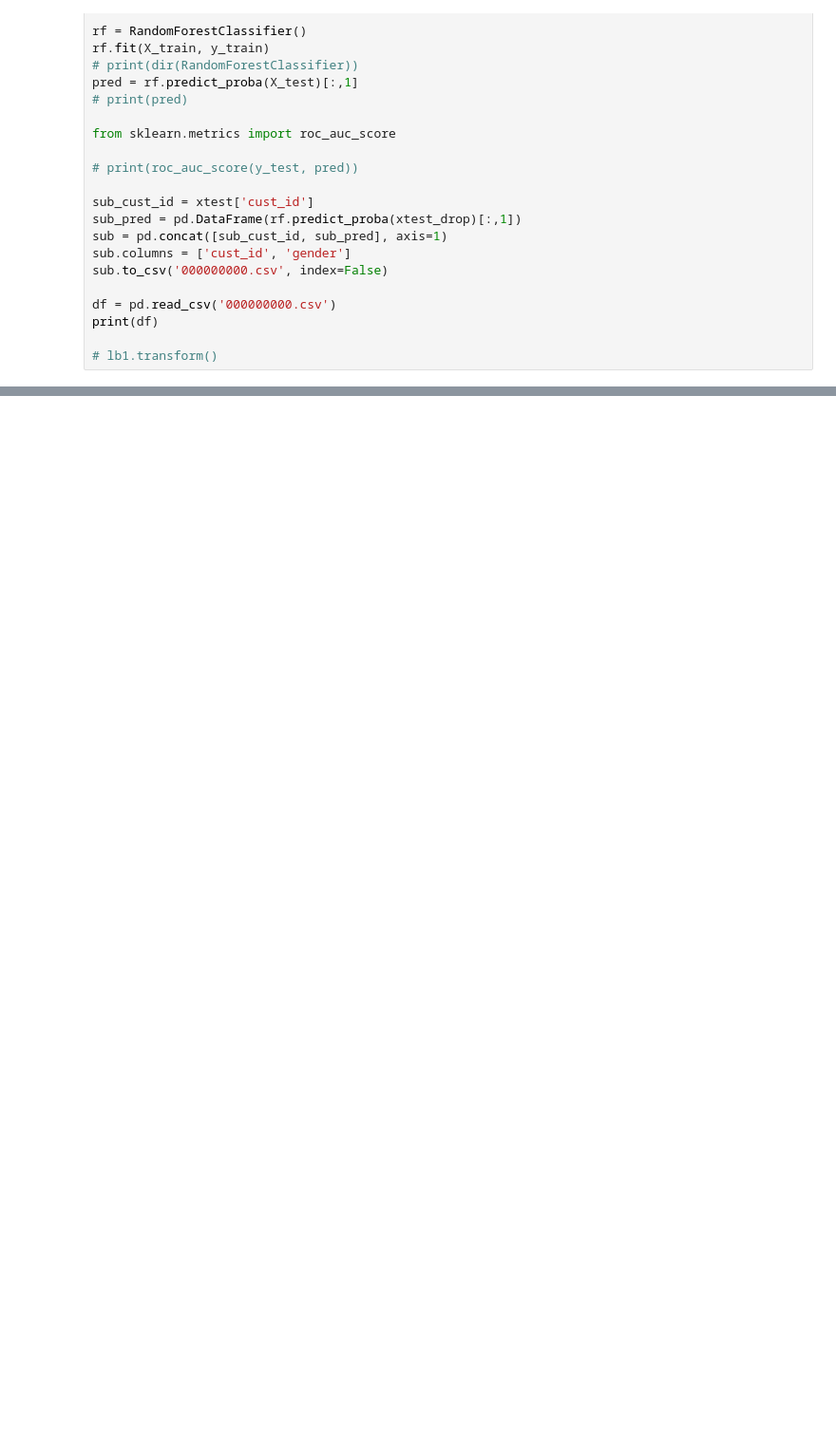
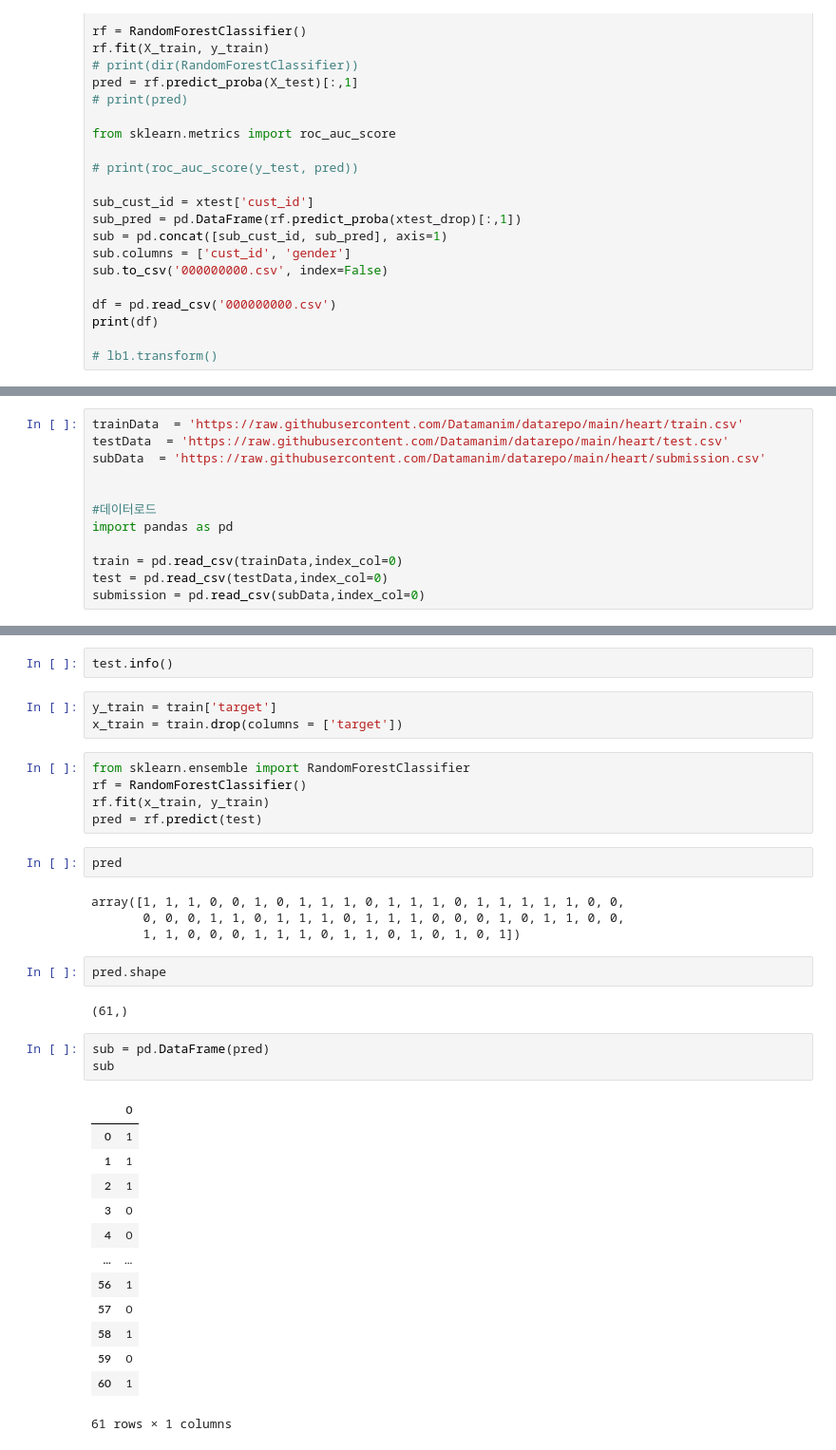
Before and after one commit to HeewonKwak/Bigdata, a Jupyter notebook: 빅분기_작업_2.ipynb, the cells around one changed output, grey strips where cells are left out. Shown: that part at 95% size. Saved outputs shown, nothing was run; the diff lists cells and outputs as text; blank space fills up the shorter version.

```diff
--- a/빅분기_작업_2.ipynb
+++ b/빅분기_작업_2.ipynb
@@ -130,0 +257,12 @@ print(df)
+# %%
+trainData  = 'https://raw.githubusercontent.com/Datamanim/datarepo/main/heart/train.csv'
+testData  = 'https://raw.githubusercontent.com/Datamanim/datarepo/main/heart/test.csv'
+subData  = 'https://raw.githubusercontent.com/Datamanim/datarepo/main/heart/submission.csv'
+
+
+#데이터로드
+import pandas as pd
+
+train = pd.read_csv(trainData,index_col=0)
+test = pd.read_csv(testData,index_col=0)
+submission = pd.read_csv(subData,index_col=0)
@@ -130,0 +273,37 @@ print(df)
+# %%
+test.info()
+# %%
+y_train = train['target']
+x_train = train.drop(columns = ['target'])
+# %%
+from sklearn.ensemble import RandomForestClassifier
+rf = RandomForestClassifier()
+rf.fit(x_train, y_train)
+pred = rf.predict(test)
+# %%
+pred
+# %% [output]
+array([1, 1, 1, 0, 0, 1, 0, 1, 1, 1, 0, 1, 1, 1, 0, 1, 1, 1, 1, 1, 0, 0,
+       0, 0, 0, 1, 1, 0, 1, 1, 1, 0, 1, 1, 1, 0, 0, 0, 1, 0, 1, 1, 0, 0,
+       1, 1, 0, 0, 0, 1, 1, 1, 0, 1, 1, 0, 1, 0, 1, 0, 1])
+# %%
+pred.shape
+# %% [output]
+(61,)
+# %%
+sub = pd.DataFrame(pred)
+sub
+# %% [output]
+|  | 0 |
+| 0 | 1 |
+| 1 | 1 |
+| 2 | 1 |
+| 3 | 0 |
+| 4 | 0 |
+| ... | ... |
+| 56 | 1 |
+| 57 | 0 |
+| 58 | 1 |
+| 59 | 0 |
+| 60 | 1 |
+61 rows × 1 columns
```
Also changed, not shown: parts of 37 cells of this notebook.
